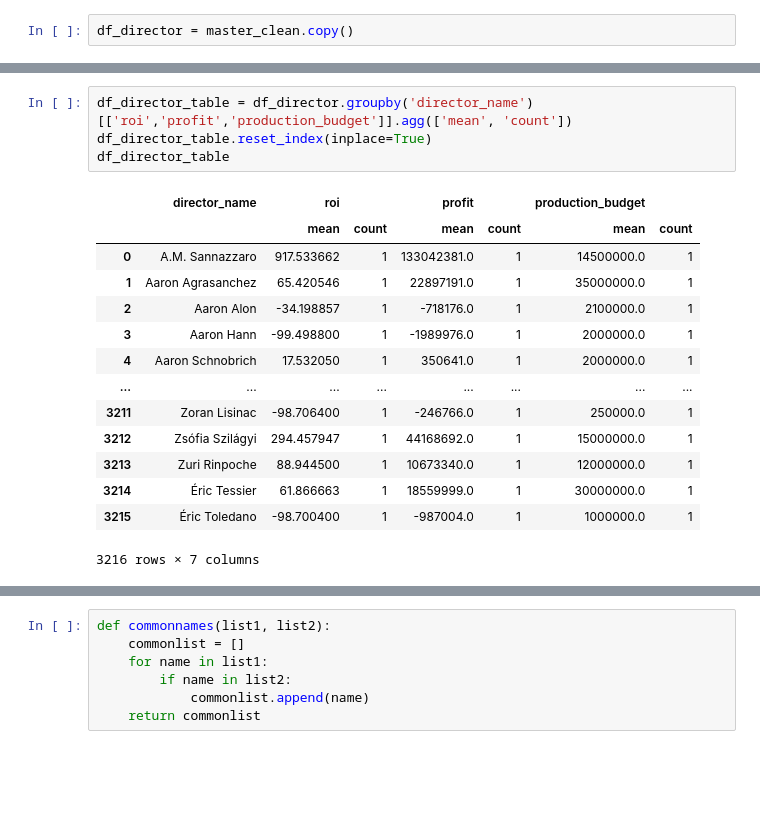
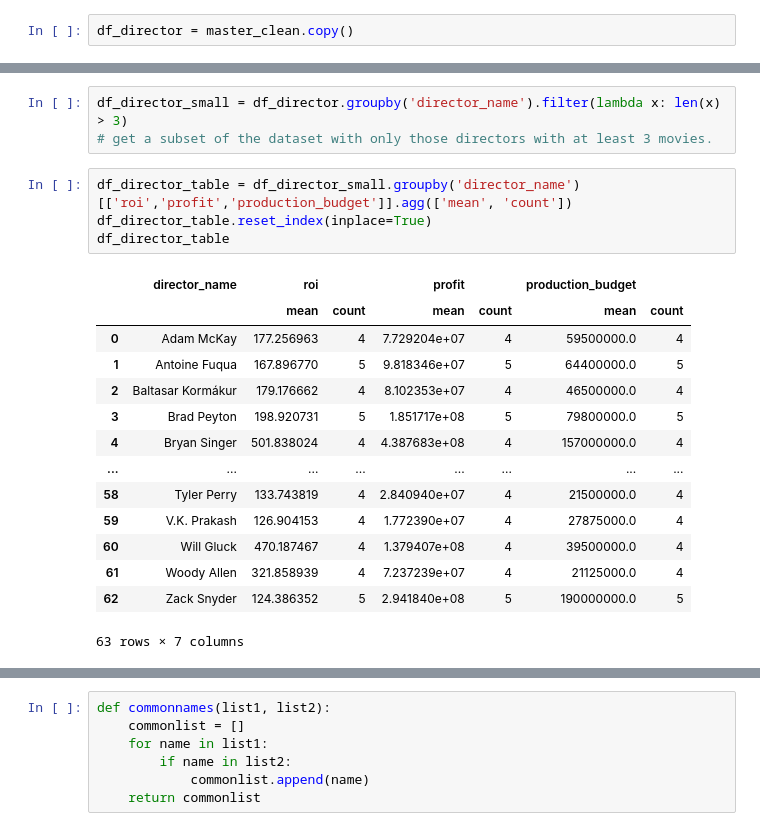
Before and after one commit to erdemiraysu/Exploratory-Movie-Analyses, a Jupyter notebook: MovieProject_Notebook.ipynb, the cells around one changed output, grey strips where cells are left out. Drawn from its saved outputs; the diff is of its cells as text; blank space fills up the shorter version.

```diff
--- a/MovieProject_Notebook.ipynb
+++ b/MovieProject_Notebook.ipynb
@@ -1631,19 +1647,22 @@ df_director = master_clean.copy()
+# %%
+df_director_small = df_director.groupby('director_name').filter(lambda x: len(x) > 3)
+# get a subset of the dataset with only those directors with at least 3 movies.
 # %%
-df_director_table = df_director.groupby('director_name')[['roi','profit','production_budget']].agg(['mean', 'count'])
+df_director_table = df_director_small.groupby('director_name')[['roi','profit','production_budget']].agg(['mean', 'count'])
 df_director_table.reset_index(inplace=True)
 df_director_table
 # %% [output]
 |  | director_name | roi |  | profit |  | production_budget |  |
 |  |  | mean | count | mean | count | mean | count |
-| 0 | A.M. Sannazzaro | 917.533662 | 1 | 133042381.0 | 1 | 14500000.0 | 1 |
-| 1 | Aaron Agrasanchez | 65.420546 | 1 | 22897191.0 | 1 | 35000000.0 | 1 |
-| 2 | Aaron Alon | -34.198857 | 1 | -718176.0 | 1 | 2100000.0 | 1 |
-| 3 | Aaron Hann | -99.498800 | 1 | -1989976.0 | 1 | 2000000.0 | 1 |
-| 4 | Aaron Schnobrich | 17.532050 | 1 | 350641.0 | 1 | 2000000.0 | 1 |
+| 0 | Adam McKay | 177.256963 | 4 | 7.729204e+07 | 4 | 59500000.0 | 4 |
+| 1 | Antoine Fuqua | 167.896770 | 5 | 9.818346e+07 | 5 | 64400000.0 | 5 |
+| 2 | Baltasar Kormákur | 179.176662 | 4 | 8.102353e+07 | 4 | 46500000.0 | 4 |
+| 3 | Brad Peyton | 198.920731 | 5 | 1.851717e+08 | 5 | 79800000.0 | 5 |
+| 4 | Bryan Singer | 501.838024 | 4 | 4.387683e+08 | 4 | 157000000.0 | 4 |
 | ... | ... | ... | ... | ... | ... | ... | ... |
-| 3211 | Zoran Lisinac | -98.706400 | 1 | -246766.0 | 1 | 250000.0 | 1 |
-| 3212 | Zsófia Szilágyi | 294.457947 | 1 | 44168692.0 | 1 | 15000000.0 | 1 |
-| 3213 | Zuri Rinpoche | 88.944500 | 1 | 10673340.0 | 1 | 12000000.0 | 1 |
-| 3214 | Éric Tessier | 61.866663 | 1 | 18559999.0 | 1 | 30000000.0 | 1 |
-| 3215 | Éric Toledano | -98.700400 | 1 | -987004.0 | 1 | 1000000.0 | 1 |
+| 58 | Tyler Perry | 133.743819 | 4 | 2.840940e+07 | 4 | 21500000.0 | 4 |
+| 59 | V.K. Prakash | 126.904153 | 4 | 1.772390e+07 | 4 | 27875000.0 | 4 |
+| 60 | Will Gluck | 470.187467 | 4 | 1.379407e+08 | 4 | 39500000.0 | 4 |
+| 61 | Woody Allen | 321.858939 | 4 | 7.237239e+07 | 4 | 21125000.0 | 4 |
+| 62 | Zack Snyder | 124.386352 | 5 | 2.941840e+08 | 5 | 190000000.0 | 5 |
-3216 rows × 7 columns
+63 rows × 7 columns
```
Also changed, not shown: parts of 39 cells of this notebook.
